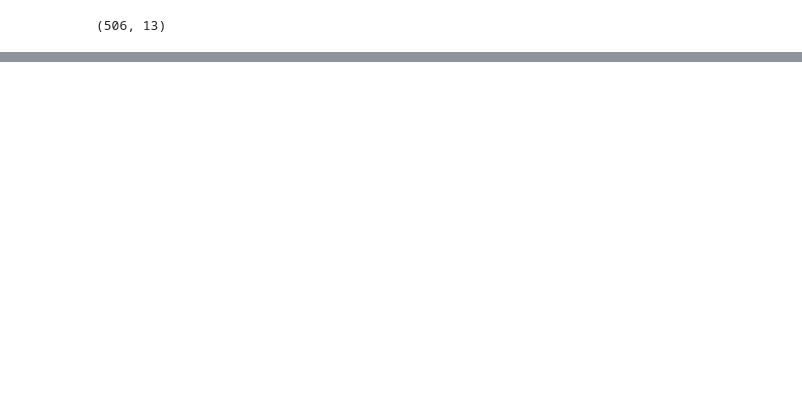
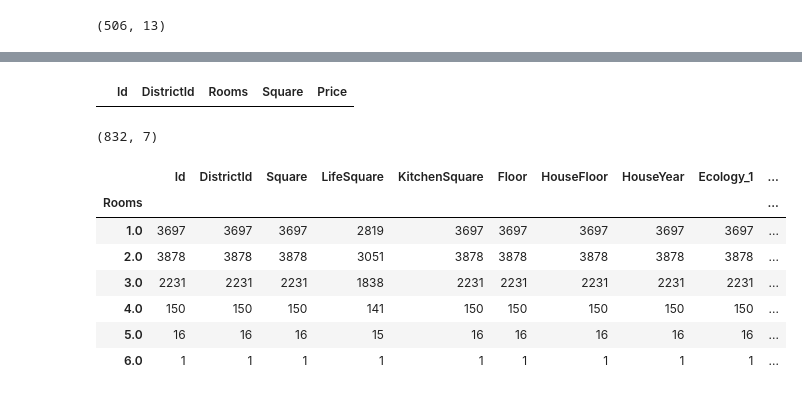
Before and after one commit to Valdert-13/Python-for-Data-Science, a Jupyter notebook: Проект/Untitled.ipynb, the cells around one changed output, grey strips where cells are left out. Drawn from its saved outputs; the diff is of its cells as text; code cells hidden in the pictures; blank space fills up the shorter version.

```diff
--- a/Проект/Untitled.ipynb
+++ b/Проект/Untitled.ipynb
@@ -160 +69,4 @@ MSE: 6.5974
 [figure]
+# %%
+data = pd.read_csv('train.csv')
+data.shape
@@ -160,0 +97,3 @@ MSE: 6.5974
+# %%
+data.drop(data[data.Rooms ==0.0].index, inplace=True)
+data[['Id', 'DistrictId', 'Rooms', 'Square', 'Price']].loc[data['Rooms']<=0.0]
@@ -160,0 +122,21 @@ MSE: 6.5974
+# %%
+data.drop(data[data['Square']/data['Rooms'] < 9.0].index, inplace=True)
+data[['Id', 'DistrictId', 'Rooms', 'Square', 'Price']].loc[(data['Square']/data['Rooms']) < 9.0]
+# %% [output]
+|  | Id | DistrictId | Rooms | Square | Price |
+# %%
+data[['Id', 'DistrictId', 'Rooms', 'Square', 'LifeSquare', 'KitchenSquare', 'Price']].\
+    loc[data['LifeSquare'] + data['KitchenSquare'] > data['Square']].shape
+# %% [output]
+(832, 7)
+# %%
+data.groupby(['Rooms']).count()
+# %% [output]
+|  | Id | DistrictId | Square | LifeSquare | KitchenSquare | Floor | HouseFloor | HouseYear | Ecology_1 | ... |
+| Rooms |  |  |  |  |  |  |  |  |  | ... |
+| 1.0 | 3697 | 3697 | 3697 | 2819 | 3697 | 3697 | 3697 | 3697 | 3697 | ... |
+| 2.0 | 3878 | 3878 | 3878 | 3051 | 3878 | 3878 | 3878 | 3878 | 3878 | ... |
+| 3.0 | 2231 | 2231 | 2231 | 1838 | 2231 | 2231 | 2231 | 2231 | 2231 | ... |
+| 4.0 | 150 | 150 | 150 | 141 | 150 | 150 | 150 | 150 | 150 | ... |
+| 5.0 | 16 | 16 | 16 | 15 | 16 | 16 | 16 | 16 | 16 | ... |
+| 6.0 | 1 | 1 | 1 | 1 | 1 | 1 | 1 | 1 | 1 | ... |
```
Also changed, not shown: parts of 9 cells of this notebook, 3 other files.
